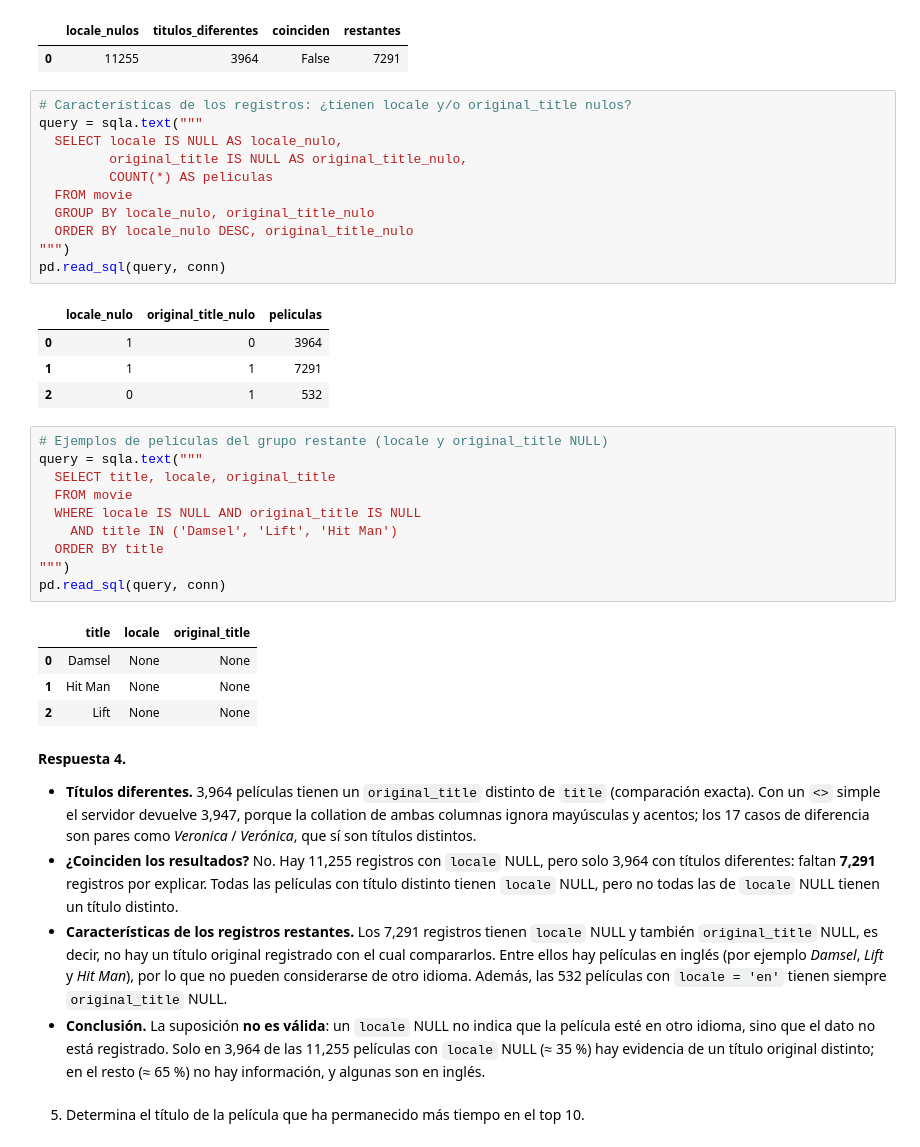
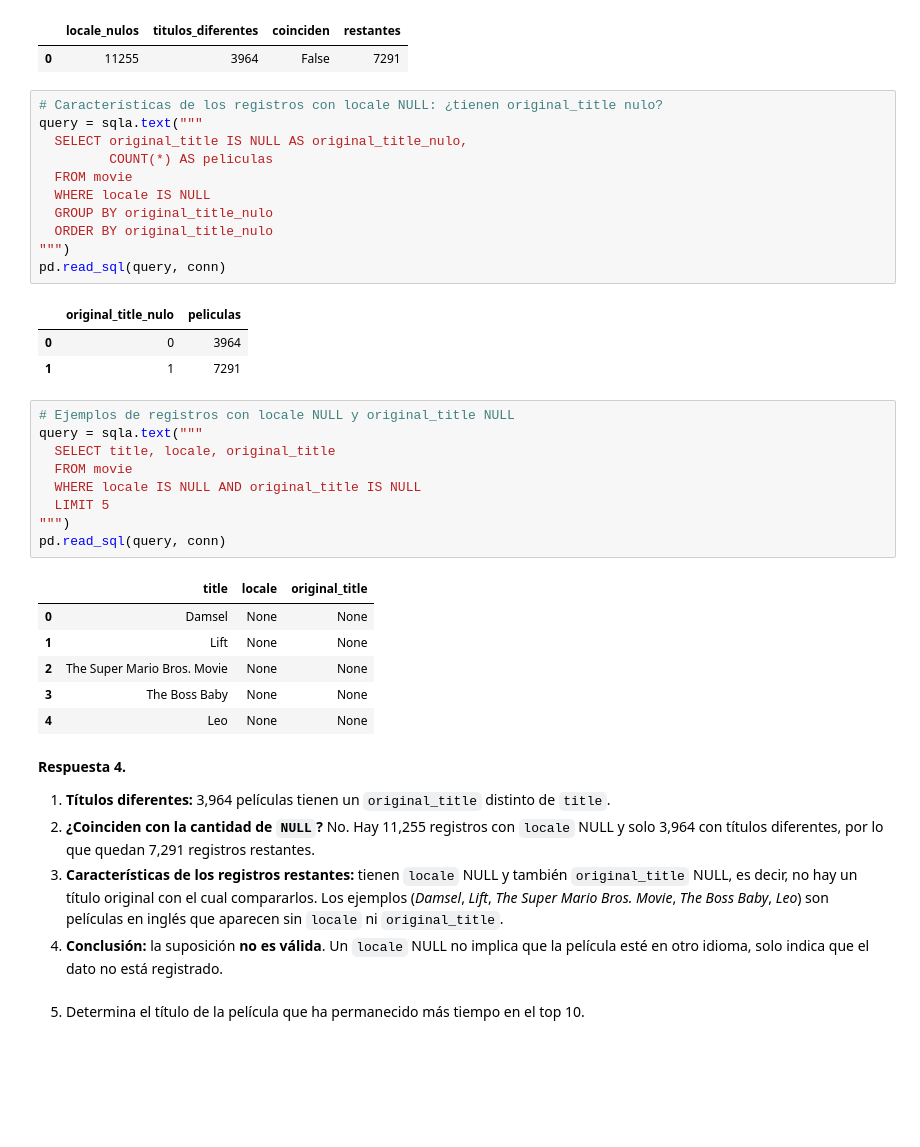
Before and after one commit to GJ030/Ciencia_datos, a Jupyter notebook: 3.2 Actividad 3 - Acceso BD y manipulación de datos/Actividad3BDManipulacion_A01841366.ipynb, the cells around one changed output. Cells and saved outputs as stored; diff of their text form; blank space fills up the shorter version.

```diff
--- a/3.2 Actividad 3 - Acceso BD y manipulación de datos/Actividad3BDManipulacion_A01841366.ipynb
+++ b/3.2 Actividad 3 - Acceso BD y manipulación de datos/Actividad3BDManipulacion_A01841366.ipynb
@@ -151,43 +151,43 @@ pd.DataFrame({
 |  | locale_nulos | titulos_diferentes | coinciden | restantes |
 | 0 | 11255 | 3964 | False | 7291 |
 # %%
-# Características de los registros: ¿tienen locale y/o original_title nulos?
+# Características de los registros con locale NULL: ¿tienen original_title nulo?
 query = sqla.text("""
-  SELECT locale IS NULL AS locale_nulo,
-         original_title IS NULL AS original_title_nulo,
+  SELECT original_title IS NULL AS original_title_nulo,
          COUNT(*) AS peliculas
   FROM movie
-  GROUP BY locale_nulo, original_title_nulo
-  ORDER BY locale_nulo DESC, original_title_nulo
+  WHERE locale IS NULL
+  GROUP BY original_title_nulo
+  ORDER BY original_title_nulo
 """)
 pd.read_sql(query, conn)
 # %% [output]
-|  | locale_nulo | original_title_nulo | peliculas |
-| 0 | 1 | 0 | 3964 |
-| 1 | 1 | 1 | 7291 |
-| 2 | 0 | 1 | 532 |
+|  | original_title_nulo | peliculas |
+| 0 | 0 | 3964 |
+| 1 | 1 | 7291 |
 # %%
-# Ejemplos de películas del grupo restante (locale y original_title NULL)
+# Ejemplos de registros con locale NULL y original_title NULL
 query = sqla.text("""
   SELECT title, locale, original_title
   FROM movie
   WHERE locale IS NULL AND original_title IS NULL
-    AND title IN ('Damsel', 'Lift', 'Hit Man')
-  ORDER BY title
+  LIMIT 5
 """)
 pd.read_sql(query, conn)
 # %% [output]
 |  | title | locale | original_title |
 | 0 | Damsel | None | None |
-| 1 | Hit Man | None | None |
-| 2 | Lift | None | None |
+| 1 | Lift | None | None |
+| 2 | The Super Mario Bros. Movie | None | None |
+| 3 | The Boss Baby | None | None |
+| 4 | Leo | None | None |
 # %% [markdown]
 **Respuesta 4.**
 
-* **Títulos diferentes.** 3,964 películas tienen un `original_title` distinto de `title` (comparación exacta). Con un `<>` simple el servidor devuelve 3,947, porque la collation de ambas columnas ignora mayúsculas y acentos; los 17 casos de diferencia son pares como *Veronica* / *Verónica*, que sí son títulos distintos.
-* **¿Coinciden los resultados?** No. Hay 11,255 registros con `locale` NULL, pero solo 3,964 con títulos diferentes: faltan **7,291** registros por explicar. Todas las películas con título distinto tienen `locale` NULL, pero no todas las de `locale` NULL tienen un título distinto.
-* **Características de los registros restantes.** Los 7,291 registros tienen `locale` NULL y también `original_title` NULL, es decir, no hay un título original registrado con el cual compararlos. Entre ellos hay películas en inglés (por ejemplo *Damsel*, *Lift* y *Hit Man*), por lo que no pueden considerarse de otro idioma. Además, las 532 películas con `locale = 'en'` tienen siempre `original_title` NULL.
-* **Conclusión.** La suposición **no es válida**: un `locale` NULL no indica que la película esté en otro idioma, sino que el dato no está registrado. Solo en 3,964 de las 11,255 películas con `locale` NULL (≈ 35 %) hay evidencia de un título original distinto; en el resto (≈ 65 %) no hay información, y algunas son en inglés.
+1. **Títulos diferentes:** 3,964 películas tienen un `original_title` distinto de `title`.
+2. **¿Coinciden con la cantidad de `NULL`?** No. Hay 11,255 registros con `locale` NULL y solo 3,964 con títulos diferentes, por lo que quedan 7,291 registros restantes.
+3. **Características de los registros restantes:** tienen `locale` NULL y también `original_title` NULL, es decir, no hay un título original con el cual compararlos. Los ejemplos (*Damsel*, *Lift*, *The Super Mario Bros. Movie*, *The Boss Baby*, *Leo*) son películas en inglés que aparecen sin `locale` ni `original_title`.
+4. **Conclusión:** la suposición **no es válida**. Un `locale` NULL no implica que la película esté en otro idioma, solo indica que el dato no está registrado.
 # %% [markdown]
 5.	Determina el título de la película que ha permanecido más tiempo en el top 10.
 # %%
```
Also changed, not shown: parts of 14 cells of this notebook.
